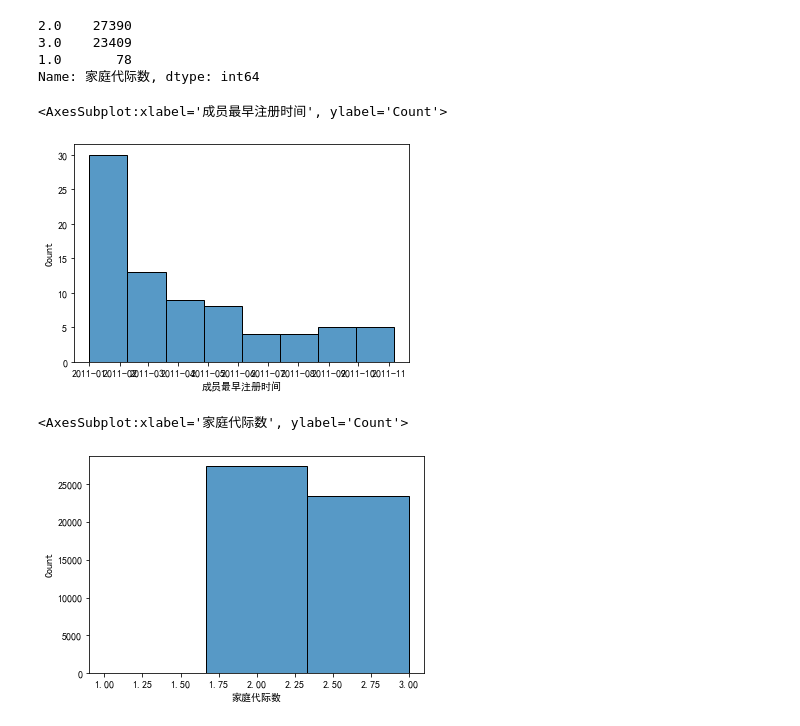
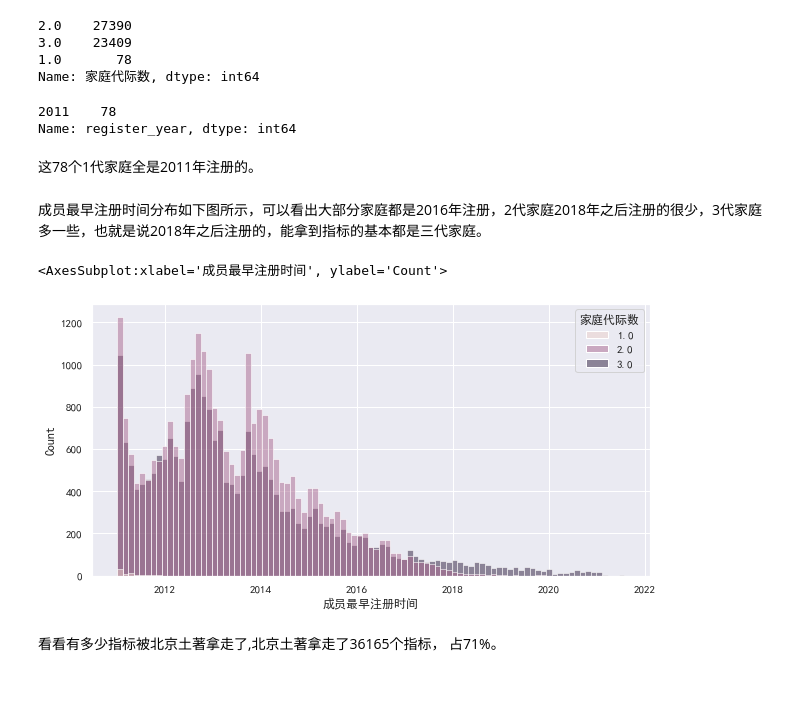
Before and after one commit to philocfd/Data-science, a Jupyter notebook: car_lottery_2023.ipynb, the cells around one changed output. Saved outputs shown, nothing was run; the diff lists cells and outputs as text; code cells hidden in the pictures; blank space fills up the shorter version.

```diff
--- a/car_lottery_2023.ipynb
+++ b/car_lottery_2023.ipynb
@@ -27,6 +38,10 @@ Data columns (total 7 columns):
  6   成员最早注册时间  50877 non-null  object
 dtypes: float64(2), int64(1), object(4)
 memory usage: 3.1+ MB
+# %%
+data_df["主申请人证件号码"] = data_df["主申请人证件号码"].astype("string")
+# %%
+data_df["成员最早注册时间"] = pd.to_datetime(data_df["成员最早注册时间"])
 # %%
 data_df.describe()
 # %% [output]
@@ -58,5 +102,0 @@ couple_df =data_df[data_df["家庭代际数"]==1]
-# %%
-sns.histplot(data= couple_df, x="成员最早注册时间")
-# %% [output]
-<AxesSubplot:xlabel='成员最早注册时间', ylabel='Count'>
-[figure, removed]
@@ -63,7 +105,18 @@ sns.histplot(data= couple_df, x="成员最早注册时间")
+# %%
+couple_df["register_year"].value_counts()
+# %% [output]
+2011    78
+Name: register_year, dtype: int64
+# %% [markdown]
+这78个1代家庭全是2011年注册的。
 # %%
 data_df["成员最早注册时间"] = pd.to_datetime(data_df["成员最早注册时间"])
+# %% [markdown]
+成员最早注册时间分布如下图所示，可以看出大部分家庭都是2016年注册，2代家庭2018年之后注册的很少，3代家庭多一些，也就是说2018年之后注册的，能拿到指标的基本都是三代家庭。
 # %%
-sns.histplot(data= data_df, x="家庭代际数", bins=3)
+sns.histplot(data= data_df, x="成员最早注册时间", hue="家庭代际数")
 # %% [output]
-<AxesSubplot:xlabel='家庭代际数', ylabel='Count'>
+<AxesSubplot:xlabel='成员最早注册时间', ylabel='Count'>
-[figure, old version]
+[figure, new version]
+# %% [markdown]
+看看有多少指标被北京土著拿走了,北京土著拿走了36165个指标， 占71%。
```
Also changed, not shown: parts of 20 cells of this notebook.
